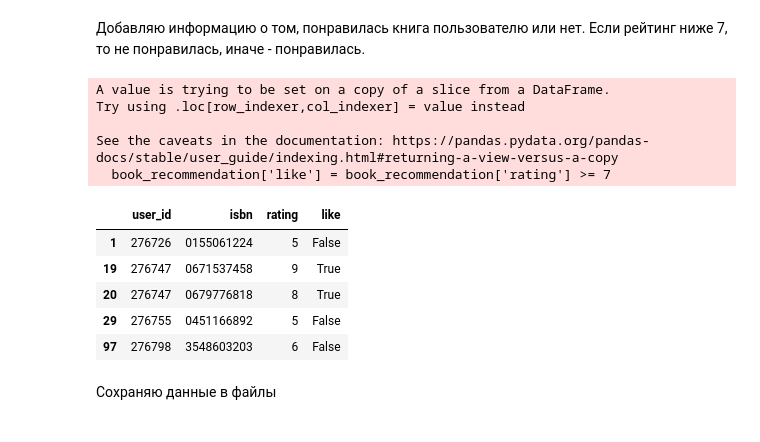
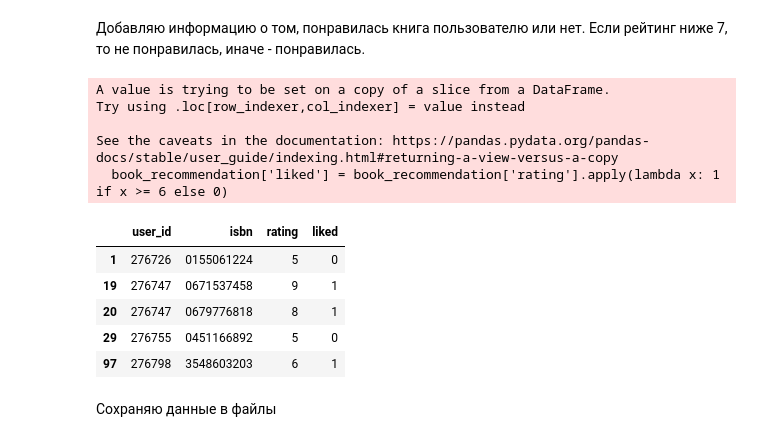
Before and after one commit to inozemtseviv/moodstream-ml, a Jupyter notebook: MoodStream_PREP.ipynb, the cells around one changed output. Drawn from its saved outputs; the diff is of its cells as text; code cells hidden in the pictures.

```diff
--- a/MoodStream_PREP.ipynb
+++ b/MoodStream_PREP.ipynb
@@ -803,17 +830,17 @@ book_recommendation.head(5)
 # %% [markdown]
 Добавляю информацию о том, понравилась книга пользователю или нет. Если рейтинг ниже 7, то не понравилась, иначе - понравилась.
 # %%
-book_recommendation['like'] = book_recommendation['rating'] >= 7
+book_recommendation['liked'] = book_recommendation['rating'].apply(lambda x: 1 if x >= 6 else 0)
 book_recommendation.head(5)
 # %% [output]
 A value is trying to be set on a copy of a slice from a DataFrame.
 Try using .loc[row_indexer,col_indexer] = value instead
 
 See the caveats in the documentation: https://pandas.pydata.org/pandas-docs/stable/user_guide/indexing.html#returning-a-view-versus-a-copy
-  book_recommendation['like'] = book_recommendation['rating'] >= 7
+  book_recommendation['liked'] = book_recommendation['rating'].apply(lambda x: 1 if x >= 6 else 0)
-|  | user_id | isbn | rating | like |
-| 1 | 276726 | 0155061224 | 5 | False |
-| 19 | 276747 | 0671537458 | 9 | True |
-| 20 | 276747 | 0679776818 | 8 | True |
-| 29 | 276755 | 0451166892 | 5 | False |
-| 97 | 276798 | 3548603203 | 6 | False |
+|  | user_id | isbn | rating | liked |
+| 1 | 276726 | 0155061224 | 5 | 0 |
+| 19 | 276747 | 0671537458 | 9 | 1 |
+| 20 | 276747 | 0679776818 | 8 | 1 |
+| 29 | 276755 | 0451166892 | 5 | 0 |
+| 97 | 276798 | 3548603203 | 6 | 1 |
```
Also changed, not shown: parts of 21 cells of this notebook, 7 other files.
